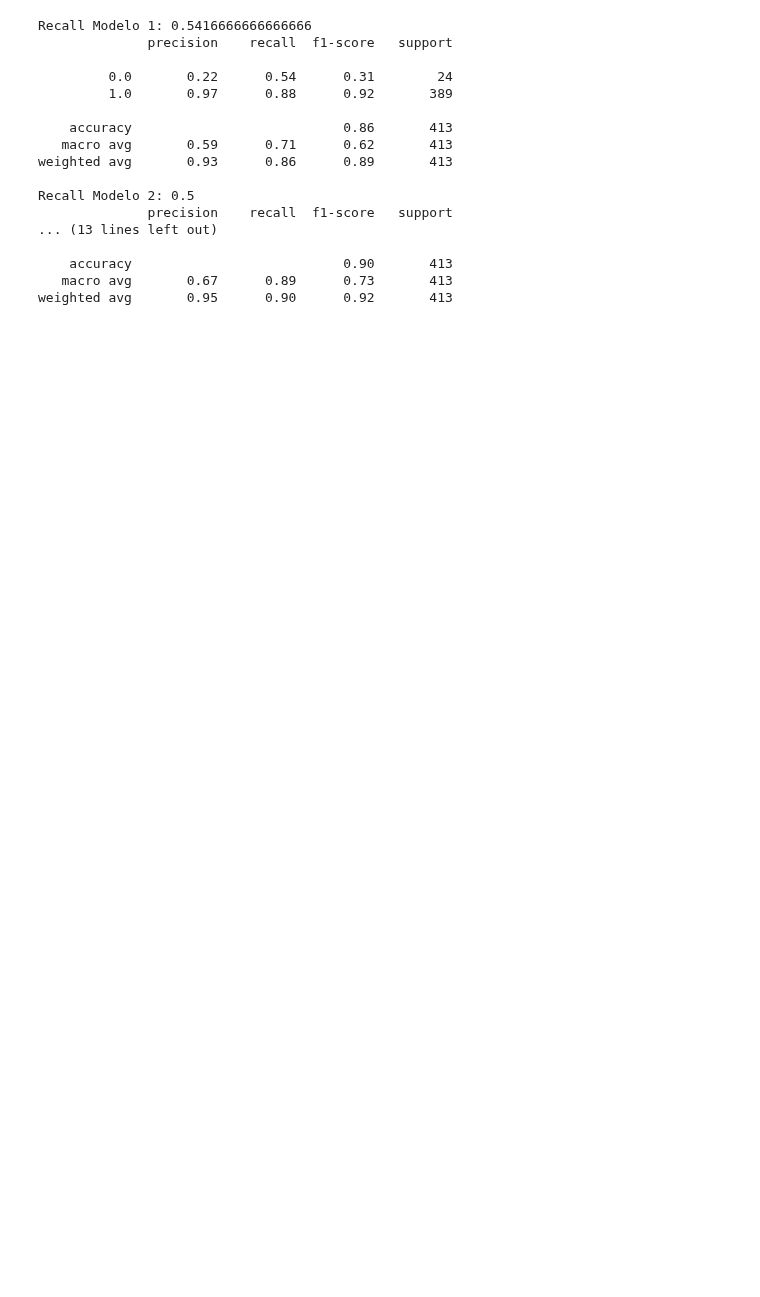
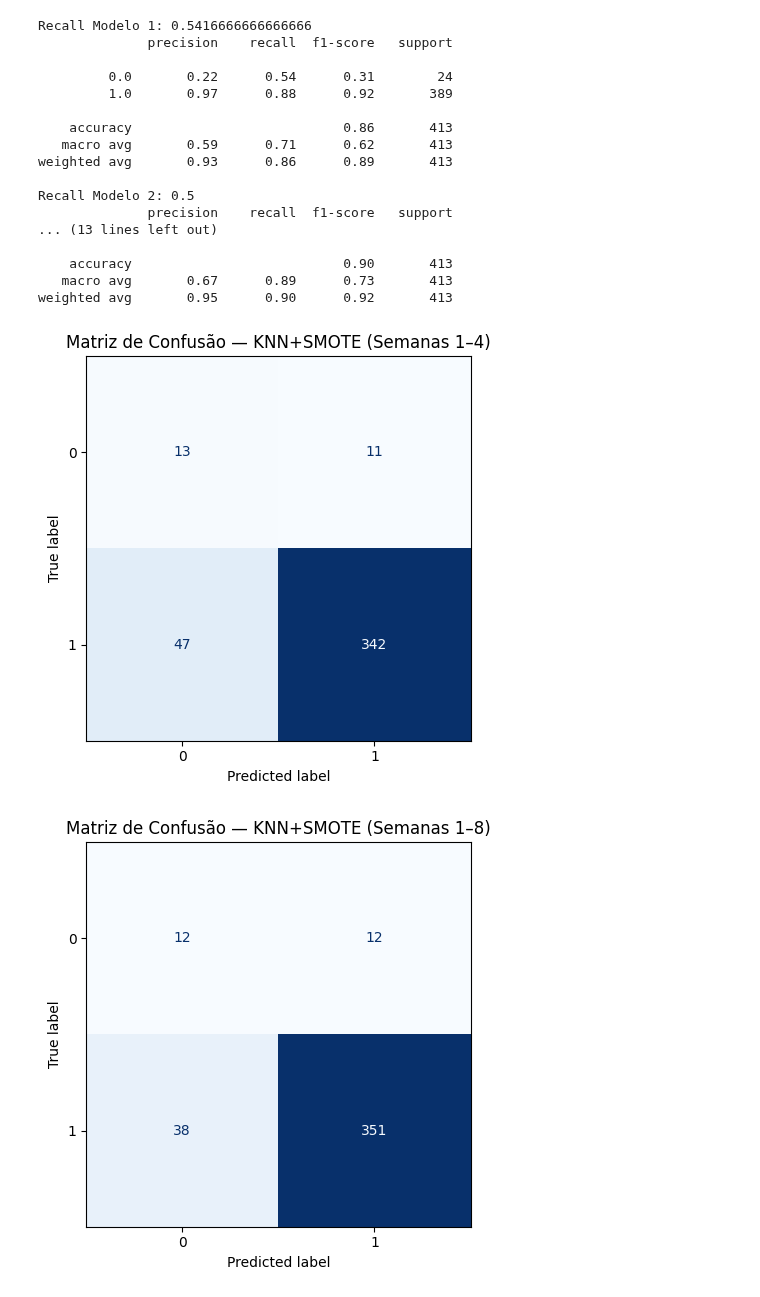
Before and after one commit to antonioatra/LATECH-Predictive_Model, a Jupyter notebook: notebooks/KNN oversampled.ipynb, the cells around one changed output. Cells and saved outputs as stored; diff of their text form; code cells hidden in the pictures; blank space fills up the shorter version.

Commit message:
feat: plot da matriz de confusão ao final de cada dataframe

```diff
--- a/notebooks/KNN oversampled.ipynb
+++ b/notebooks/KNN oversampled.ipynb
@@ -74,3 +74,28 @@ Recall Modelo 2: 0.5
     accuracy                           0.90       413
    macro avg       0.67      0.89      0.73       413
 weighted avg       0.95      0.90      0.92       413
+# %%
+from sklearn.metrics import confusion_matrix, ConfusionMatrixDisplay
+import matplotlib.pyplot as plt
+
+# Predições (armazenadas) para plot das matrizes de confusão
+
+y1_pred = clf1.predict(X1_test)
+y2_pred = clf2.predict(X2_test)
+y3_pred = clf3.predict(X3_test)
+
+
+def plot_cm(y_true, y_pred, title):
+    cm = confusion_matrix(y_true, y_pred, labels=[0, 1])
+    disp = ConfusionMatrixDisplay(confusion_matrix=cm, display_labels=[0, 1])
+    disp.plot(cmap="Blues", values_format="d", colorbar=False)
+    plt.title(title)
+    plt.tight_layout()
+    plt.show()
+
+plot_cm(y1_test, y1_pred, "Matriz de Confusão — KNN+SMOTE (Semanas 1–4)")
+plot_cm(y2_test, y2_pred, "Matriz de Confusão — KNN+SMOTE (Semanas 1–8)")
+plot_cm(y3_test, y3_pred, "Matriz de Confusão — KNN+SMOTE (Semanas 1–12)")
+# %% [output]
+[figure, added]
+[figure, added]
```
Also changed, not shown: parts of 1 cell of this notebook, 1 other file.
